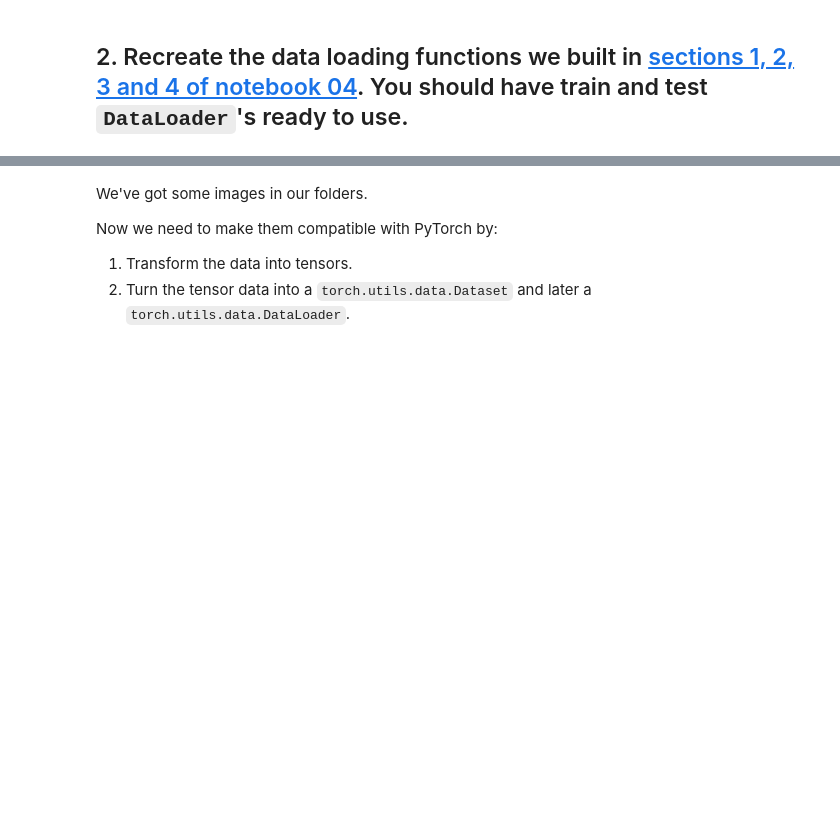
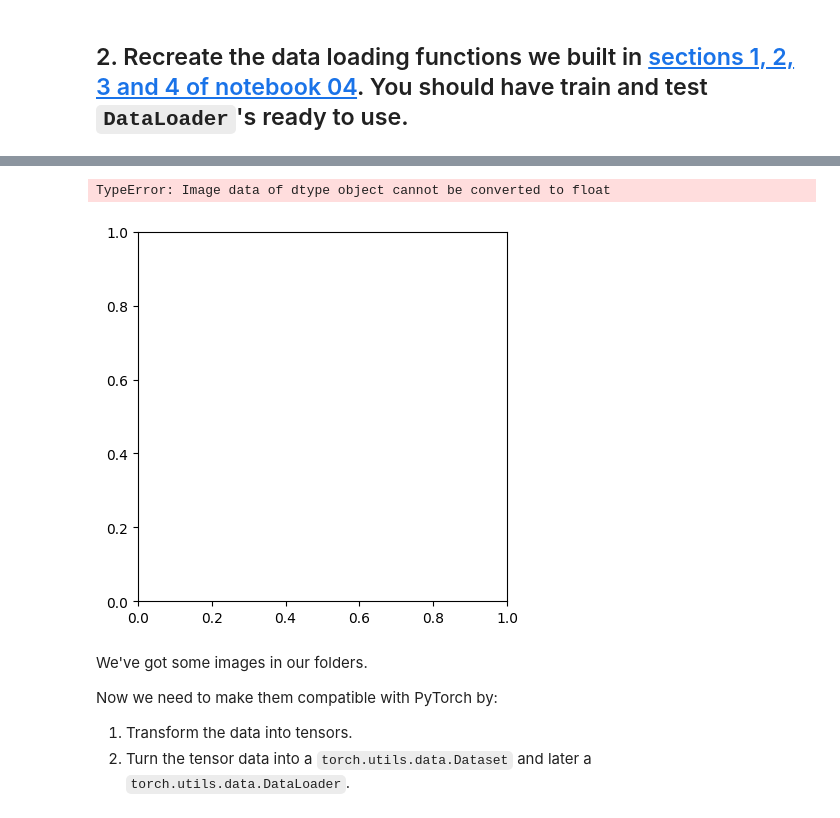
Before and after one commit to walledhany/House_price_kaggel, a Jupyter notebook: extras/exercises/04_pytorch_custom_datasets_exercises.ipynb, the cells around one changed output, grey strips where cells are left out. Drawn from its saved outputs; the diff is of its cells as text; code cells hidden in the pictures; blank space fills up the shorter version.

```diff
--- a/extras/exercises/04_pytorch_custom_datasets_exercises.ipynb
+++ b/extras/exercises/04_pytorch_custom_datasets_exercises.ipynb
@@ -96,5 +120,9 @@ def walk_through_dir(dir_path):
 # %%
 # Do the image visualization with matplotlib
+plt.imshow(train_data)
+# %% [output]
+TypeError: Image data of dtype object cannot be converted to float
+[figure, added]
 # %% [markdown]
 We've got some images in our folders.
 
```
Also changed, not shown: parts of 11 cells of this notebook.
